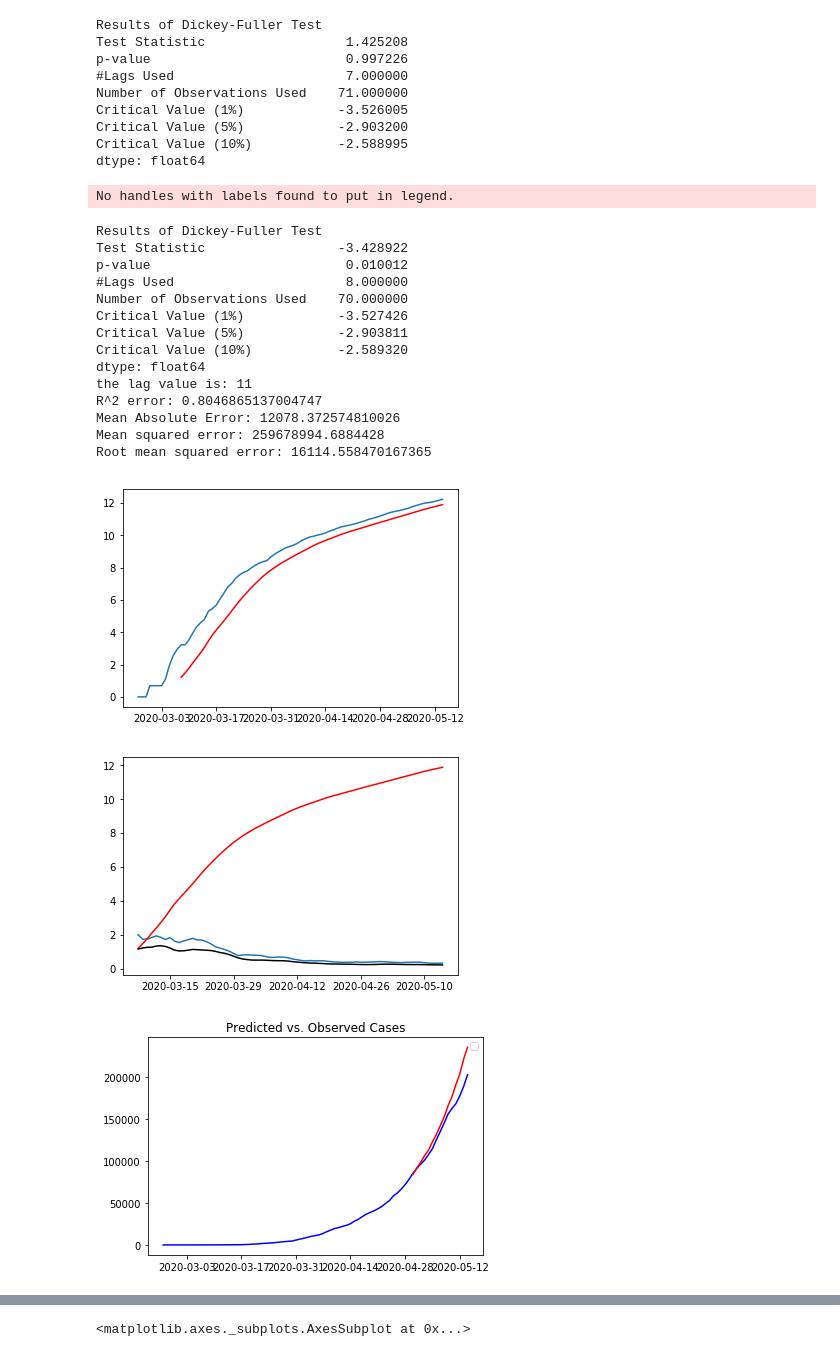
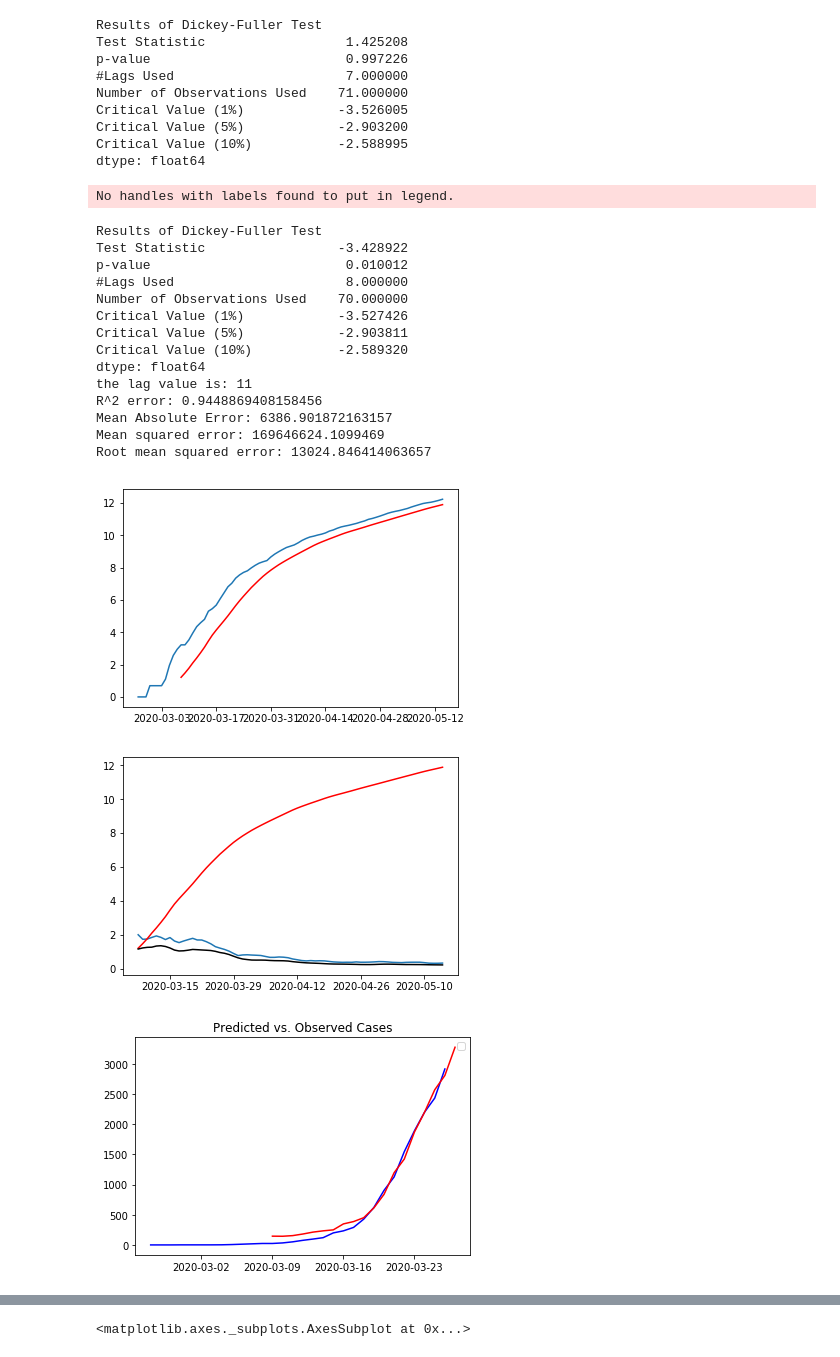
Before and after one commit to sundar1122/covid19, a Jupyter notebook: Brazil Analysis.ipynb, the cells around one changed output, grey strips where cells are left out. Saved outputs shown, nothing was run; the diff lists cells and outputs as text; code cells hidden in the pictures.

```diff
--- a/Brazil Analysis.ipynb
+++ b/Brazil Analysis.ipynb
@@ -168,64 +172,72 @@ def est_trend(data, n):
     from sklearn.metrics import r2_score
 
     ##split data into train and test
-    X = data_est.dropna()
+    X = (data_est).dropna()
     n = int(np.floor(0.2 * len(X)))
     train = X[1: len(X) - n]
-    test = X[len(X) - n:]
+    test = X
 
     ##fit and train model using split data
     model = AR(train)
     model_fitted = model.fit()
     print('the lag value is: %s' % model_fitted.k_ar)
+    lag = model_fitted.k_ar
 
-    predict = model_fitted.predict(start = len(train), end = len(train) + len(test) - 1, dynamic = False)
-    ##print(predict)
+    predict = model_fitted.predict(start = lag, end = len(test) - 1, dynamic = False)
 
     ##plot predicted data vs. true/observed data
     plt.figure(3)
     plt.title("Predicted vs. Observed Cases")
     plt.legend()
-    plt.plot(data_est, color = 'blue')
-    plt.plot(predict, color = 'red')
+    plt.plot(data_est.head(30), color = 'blue')
+    plt.plot(predict.head(19), color = 'red')
 
     ## error analysis - try a few different methods
 
     #r^2 error analysis - not metric to show if model is a good future predictor, but shows if model is good fit to
     #observed data
-    r2_err = r2_score(data_est.tail(n), predict)
+    r2_err = r2_score(data_est.tail(len(Y) - lag), predict)
     print('R^2 error: %s' % r2_err)
 
     #mean absolute error - measuring prediction errors because prediction in same unit as original (avg forecast error)
     from sklearn.metrics import mean_absolute_error
-    mae = mean_absolute_error(data_est.tail(n), predict)
+    mae = mean_absolute_error(data_est.tail(len(Y) - lag), predict)
     print('Mean Absolute Error: %s' % mae)
 
     #root mean squared error - sqrt average of square of forecase error (mse): basically same as mse but when dealing
     #with prediction in same unit as original - how concentrated is data around line of best fit
     from sklearn.metrics import mean_squared_error
-    mse = mean_squared_error(predict, data_est.tail(n))
+    mse = mean_squared_error(predict, data_est.tail(len(Y) - lag))
     print('Mean squared error: %s' % mse)
 
     rmse = np.sqrt(mse)
     print('Root mean squared error: %s' % rmse)
+
+
+    o = list(data_est['Cases'].tail(len(Y) - lag))
+    p = list(predict)
+    op = list(zip(o, p))
+    ##dataframe with combined original and predicted values
+    comb = pd.DataFrame(op, columns = ['Obs', 'Predict'])
+    return comb
 # %%
-est_trend(date_case_2, 40)
+comb = est_trend(date_case_2, 40)
 # %% [output]
 No handles with labels found to put in legend.
 Results of Dickey-Fuller Test
 Test Statistic                 -3.428922
 p-value                         0.010012
 #Lags Used                      8.000000
 Number of Observations Used    70.000000
 Critical Value (1%)            -3.527426
 Critical Value (5%)            -2.903811
 Critical Value (10%)           -2.589320
 dtype: float64
 the lag value is: 11
-R^2 error: 0.8046865137004747
-Mean Absolute Error: 12078.372574810026
-Mean squared error: 259678994.6884428
-Root mean squared error: 16114.558470167365
+R^2 error: 0.9448869408158456
+Mean Absolute Error: 6386.901872163157
+Mean squared error: 169646624.1099469
+Root mean squared error: 13024.846414063657
 [figure]
 [figure]
-[figure, old version]
+[figure, new version]
```
Also changed, not shown: parts of 11 cells of this notebook.
